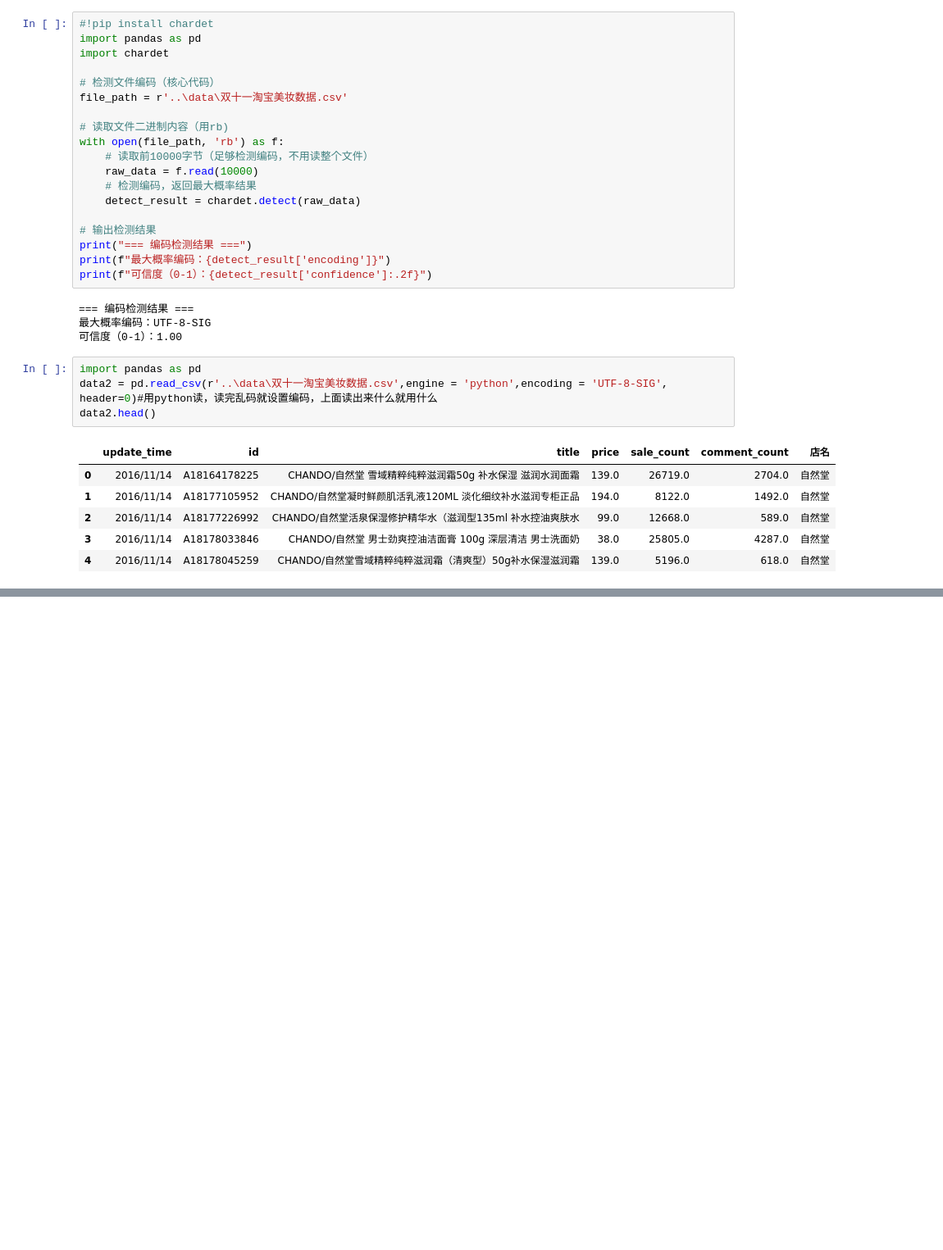
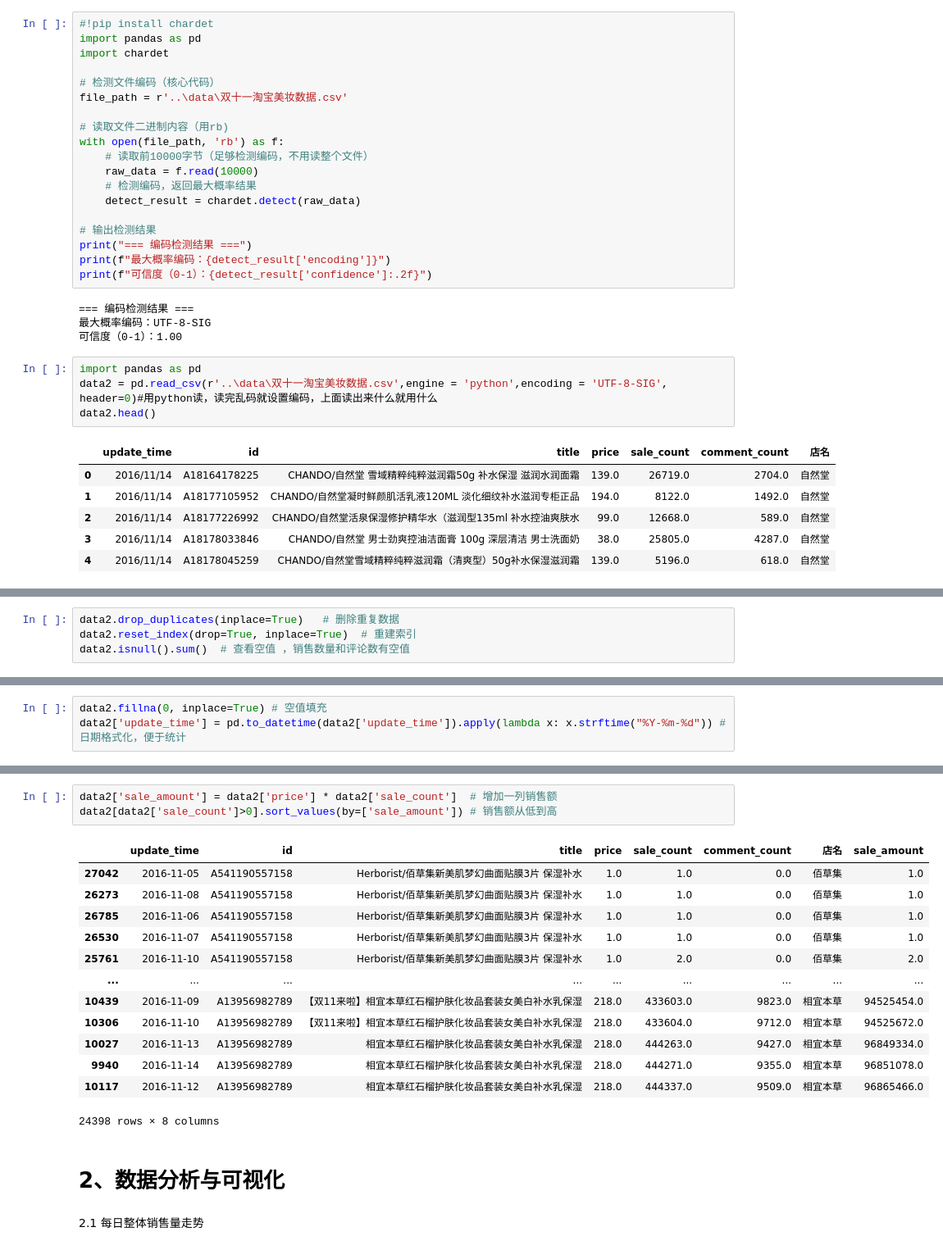
Before and after one commit to rosefinch55/E-Commerce-Data-Analysis, a Jupyter notebook: part2_double11_beauty/double11_beauty.ipynb, the cells around one changed output, grey strips where cells are left out. Shown at 82% size. Saved outputs shown, nothing was run; the diff lists cells and outputs as text; blank space fills up the shorter version.

```diff
--- a/part2_double11_beauty/double11_beauty.ipynb
+++ b/part2_double11_beauty/double11_beauty.ipynb
@@ -49,0 +67,4 @@ memory usage: 1.5+ MB
+# %%
+data2.drop_duplicates(inplace=True)   # 删除重复数据
+data2.reset_index(drop=True, inplace=True)  # 重建索引
+data2.isnull().sum()  # 查看空值 ，销售数量和评论数有空值
@@ -49,0 +80,3 @@ memory usage: 1.5+ MB
+# %%
+data2.fillna(0, inplace=True) # 空值填充
+data2['update_time'] = pd.to_datetime(data2['update_time']).apply(lambda x: x.strftime("%Y-%m-%d")) # 日期格式化，便于统计
@@ -49,0 +92,21 @@ memory usage: 1.5+ MB
+# %%
+data2['sale_amount'] = data2['price'] * data2['sale_count']  # 增加一列销售额
+data2[data2['sale_count']>0].sort_values(by=['sale_amount']) # 销售额从低到高
+# %% [output]
+|  | update_time | id | title | price | sale_count | comment_count | 店名 | sale_amount |
+| 27042 | 2016-11-05 | A541190557158 | Herborist/佰草集新美肌梦幻曲面贴膜3片 保湿补水 | 1.0 | 1.0 | 0.0 | 佰草集 | 1.0 |
+| 26273 | 2016-11-08 | A541190557158 | Herborist/佰草集新美肌梦幻曲面贴膜3片 保湿补水 | 1.0 | 1.0 | 0.0 | 佰草集 | 1.0 |
+| 26785 | 2016-11-06 | A541190557158 | Herborist/佰草集新美肌梦幻曲面贴膜3片 保湿补水 | 1.0 | 1.0 | 0.0 | 佰草集 | 1.0 |
+| 26530 | 2016-11-07 | A541190557158 | Herborist/佰草集新美肌梦幻曲面贴膜3片 保湿补水 | 1.0 | 1.0 | 0.0 | 佰草集 | 1.0 |
+| 25761 | 2016-11-10 | A541190557158 | Herborist/佰草集新美肌梦幻曲面贴膜3片 保湿补水 | 1.0 | 2.0 | 0.0 | 佰草集 | 2.0 |
+| ... | ... | ... | ... | ... | ... | ... | ... | ... |
+| 10439 | 2016-11-09 | A13956982789 | 【双11来啦】相宜本草红石榴护肤化妆品套装女美白补水乳保湿 | 218.0 | 433603.0 | 9823.0 | 相宜本草 | 94525454.0 |
+| 10306 | 2016-11-10 | A13956982789 | 【双11来啦】相宜本草红石榴护肤化妆品套装女美白补水乳保湿 | 218.0 | 433604.0 | 9712.0 | 相宜本草 | 94525672.0 |
+| 10027 | 2016-11-13 | A13956982789 | 相宜本草红石榴护肤化妆品套装女美白补水乳保湿 | 218.0 | 444263.0 | 9427.0 | 相宜本草 | 96849334.0 |
+| 9940 | 2016-11-14 | A13956982789 | 相宜本草红石榴护肤化妆品套装女美白补水乳保湿 | 218.0 | 444271.0 | 9355.0 | 相宜本草 | 96851078.0 |
+| 10117 | 2016-11-12 | A13956982789 | 相宜本草红石榴护肤化妆品套装女美白补水乳保湿 | 218.0 | 444337.0 | 9509.0 | 相宜本草 | 96865466.0 |
+24398 rows × 8 columns
+# %% [markdown]
+# 2、数据分析与可视化
+# %% [markdown]
+2.1 每日整体销售量走势
```
Also changed, not shown: parts of 13 cells of this notebook, 6 other files.
